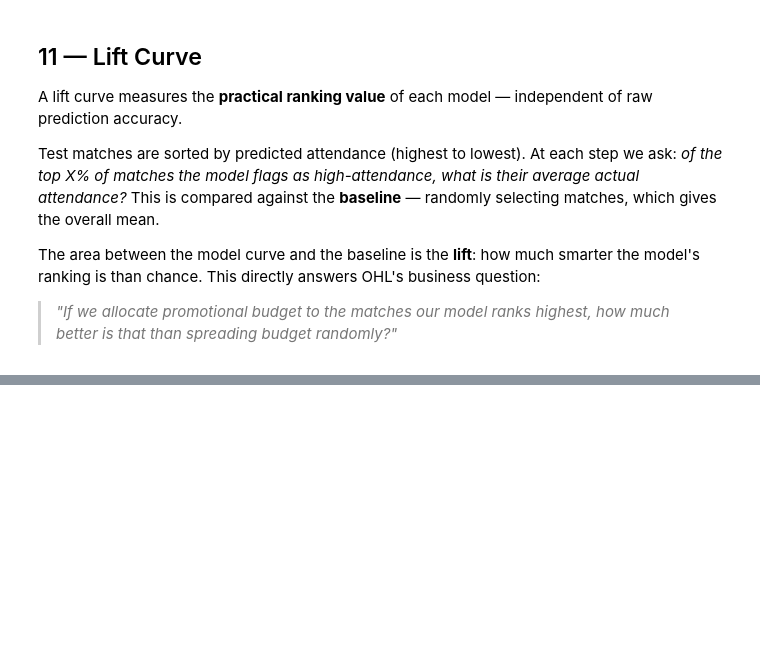
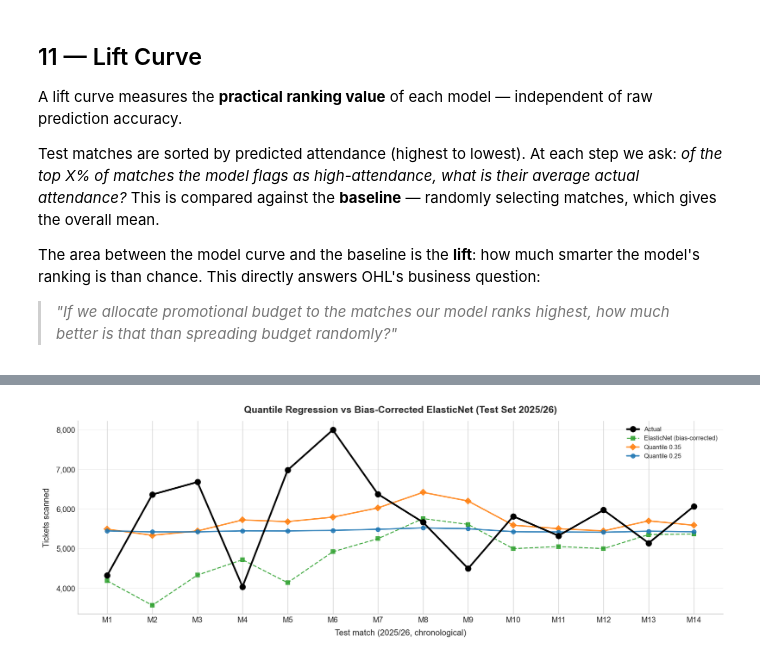
Before and after one commit to lina-belabed/OHL-Matchday-Attendance-Project-Group-12, a Jupyter notebook: notebooks/04_model_training.ipynb, the cells around one changed output, grey strips where cells are left out. Drawn from its saved outputs; the diff is of its cells as text; code cells hidden in the pictures; blank space fills up the shorter version.

```diff
--- a/notebooks/04_model_training.ipynb
+++ b/notebooks/04_model_training.ipynb
@@ -563,0 +759,29 @@ plt.show()
+# %%
+x_idx        = np.arange(len(y_red_test))
+match_labels = [f'M{i+1}' for i in x_idx]
+
+colors_qr = {
+    'ElasticNet (bias-corrected)': ('#2ca02c', 's--', 1.5, 5),
+    'Quantile 0.35':               ('#ff7f0e', 'D-',  2.0, 6),
+    'Quantile 0.25':               ('#1f77b4', 'o-',  2.0, 6),
+}
+
+fig, ax = plt.subplots(figsize=(14, 5))
+ax.plot(x_idx, y_red_test.values, 'o-', color='black', lw=2.5, ms=8,
+        label='Actual', zorder=5)
+for label, pred in rows.items():
+    color, marker_ls, lw, ms = colors_qr[label]
+    ax.plot(x_idx, pred, marker_ls, color=color, lw=lw, ms=ms,
+            label=label, alpha=0.85)
+ax.set_xticks(x_idx)
+ax.set_xticklabels(match_labels)
+ax.set_xlabel('Test match (2025/26, chronological)')
+ax.set_ylabel('Tickets scanned')
+ax.set_title('Quantile Regression vs Bias-Corrected ElasticNet (Test Set 2025/26)')
+ax.yaxis.set_major_formatter(mticker.FuncFormatter(lambda v, _: f'{int(v):,}'))
+ax.legend(fontsize=9)
+ax.grid(axis='y', alpha=0.3)
+plt.tight_layout()
+plt.show()
+# %% [output]
+[figure, added]
```
Also changed, not shown: parts of 22 cells of this notebook, 6 other files.
